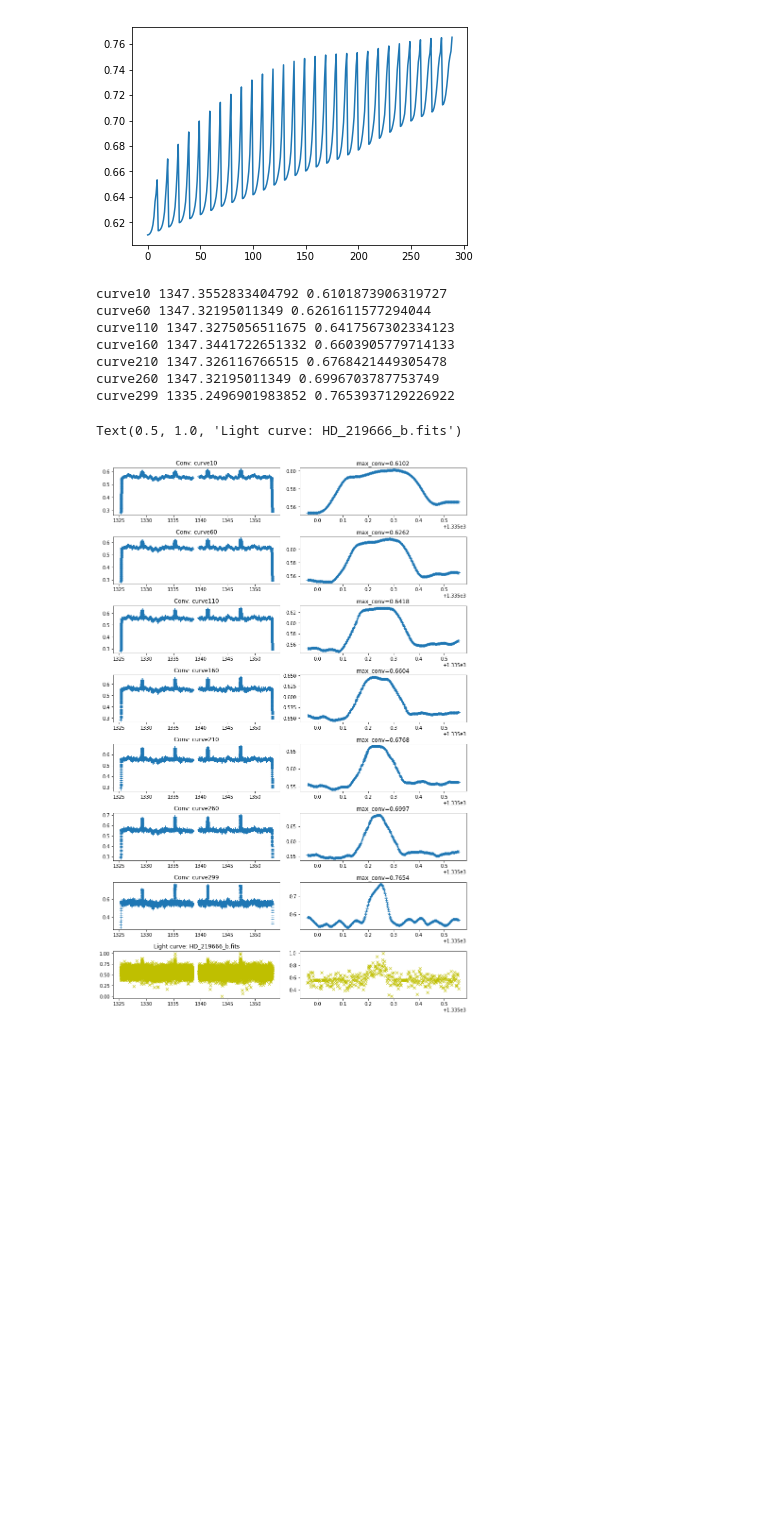
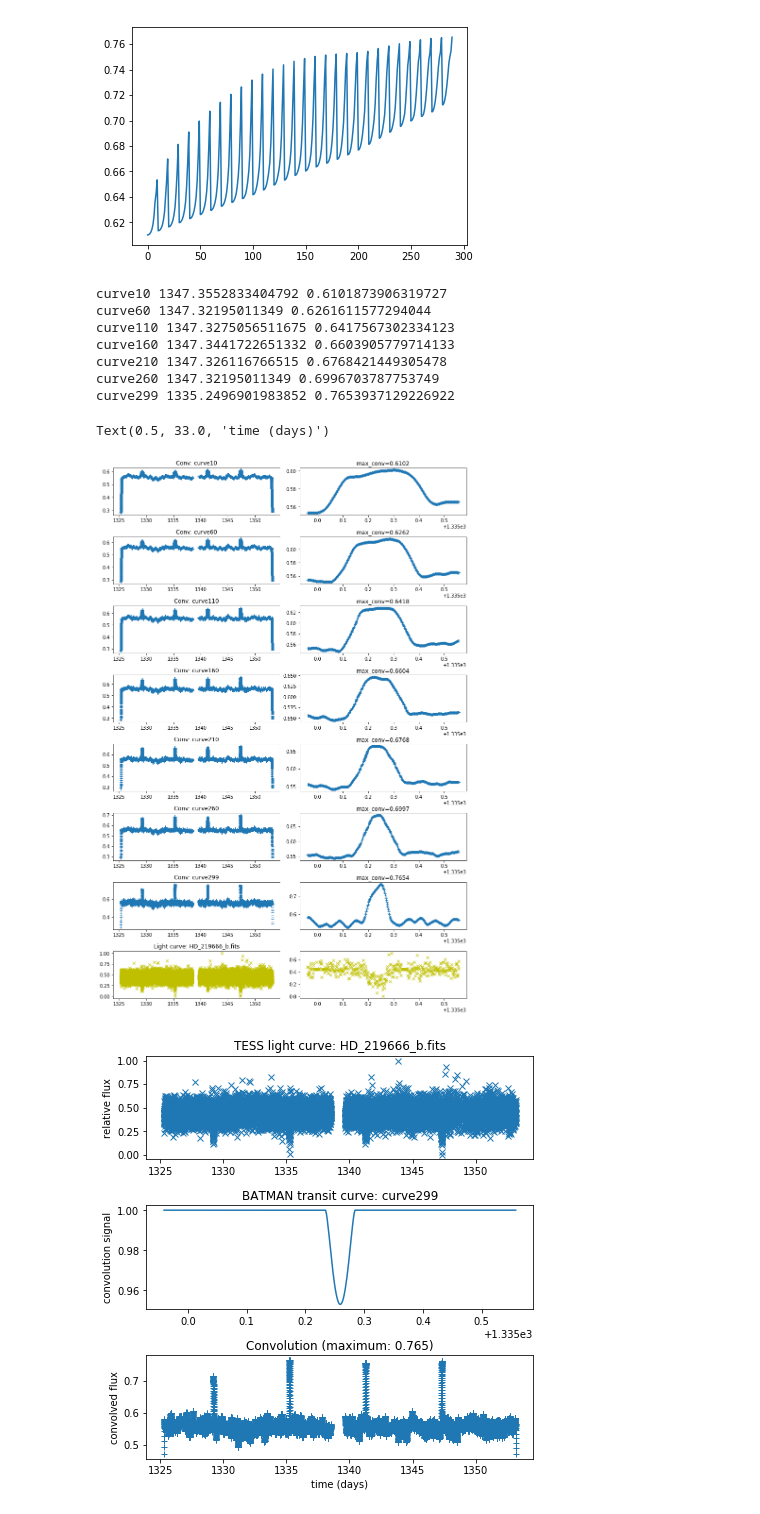
Before and after one commit to cjtu/tess_batman, a Jupyter notebook: code/master_notebook.ipynb, the cells around one changed output. Cells and saved outputs as stored; diff of their text form; code cells hidden in the pictures; blank space fills up the shorter version.

```diff
--- a/code/master_notebook.ipynb
+++ b/code/master_notebook.ipynb
@@ -151,37 +157,53 @@ plt.plot(convs)
 from scipy.signal import fftconvolve
 plot = True
 
 
 cnames = np.append(curve_names[0::50], best['curveID'])
 nplots = len(cnames)+1
 fig, axs = plt.subplots(nplots,2, figsize=(11, nplots*2))
 plt.tight_layout(pad=0.4, w_pad=0.5, h_pad=2.5)
 for i, curvename in enumerate(cnames):
     batman_curve = batmanCurves[curvename]
     conv = np.abs(fftconvolve(1-tess_flux, (1-batman_curve), 'same'))
     ind_max = np.argmax(conv)
     conv_max = conv[ind_max]
 
     print(curvename, tess_time[ind_max], conv_max)
     axs[i,0].plot(tess_time, conv, '+')
     axs[i,1].plot(tess_time[s:e], conv[s:e], '+')
     axs[i,0].set_title("Conv: {}".format(curvename))
     axs[i,1].set_title("max_conv={:.4f}".format(conv_max))
 
 
-axs[-1,0].plot(tess_time, 1-tess_flux, 'yx')
-axs[-1,1].plot(tess_time[s:e], 1-tess_flux[s:e], 'yx')
+axs[-1,0].plot(tess_time, tess_flux, 'yx')
+axs[-1,1].plot(tess_time[s:e], tess_flux[s:e], 'yx')
 axs[-1,0].set_title("Light curve: {}".format(tess_names[0].split("/")[-1]))
+
+
+fig2,axs2 = plt.subplots(3, figsize=(6,6))
+plt.tight_layout(pad=0.4, w_pad=0.5, h_pad=2.5)
+
+axs2[0].set_title("TESS light curve: {}".format(tess_names[0].split("/")[-1]))
+axs2[0].set_ylabel("relative flux")
+axs2[0].plot(tess_time, tess_flux, 'x')
+axs2[1].set_title("BATMAN transit curve: {}".format(best['curveID']))
+axs2[1].set_ylabel("convolution signal")
+axs2[1].plot(tess_time[s:e], bcurves[best['curveID']], label=best['curveID'])
+axs2[2].set_title("Convolution (maximum: {:.3f})".format(conv_max))
+axs2[2].set_ylabel("convolved flux")
+axs2[2].plot(tess_time[conv>0.45], conv[conv>0.45], '+')
+axs2[2].set_xlabel("time (days)")
 # %% [output]
 curve10 1347.3552833404792 0.6101873906319727
 curve60 1347.32195011349 0.6261611577294044
 curve110 1347.3275056511675 0.6417567302334123
 curve160 1347.3441722651332 0.6603905779714133
 curve210 1347.326116766515 0.6768421449305478
 curve260 1347.32195011349 0.6996703787753749
 curve299 1335.2496901983852 0.7653937129226922
-Text(0.5, 1.0, 'Light curve: HD_219666_b.fits')
+Text(0.5, 33.0, 'time (days)')
-[figure, old version]
+[figure, new version]
+[figure, added]
 # %%
 params_file = "batmanParams_test.csv"
 candidates_file = "candidates_sector0_s0_e8.csv"
```
Also changed, not shown: parts of 6 cells of this notebook, 1 other file.
